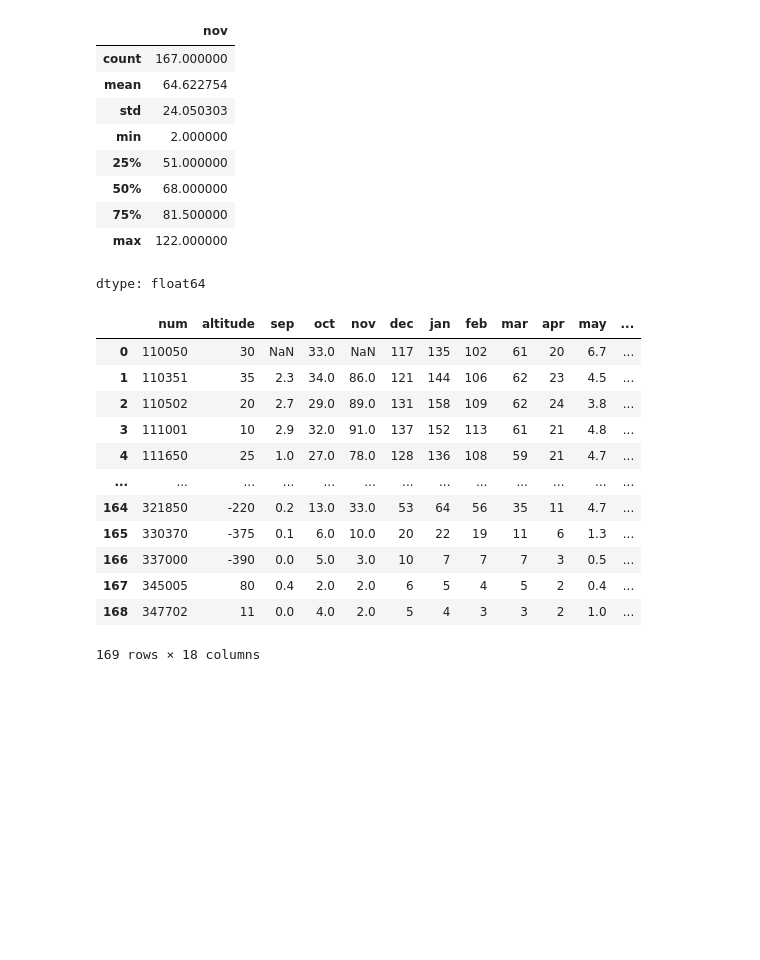
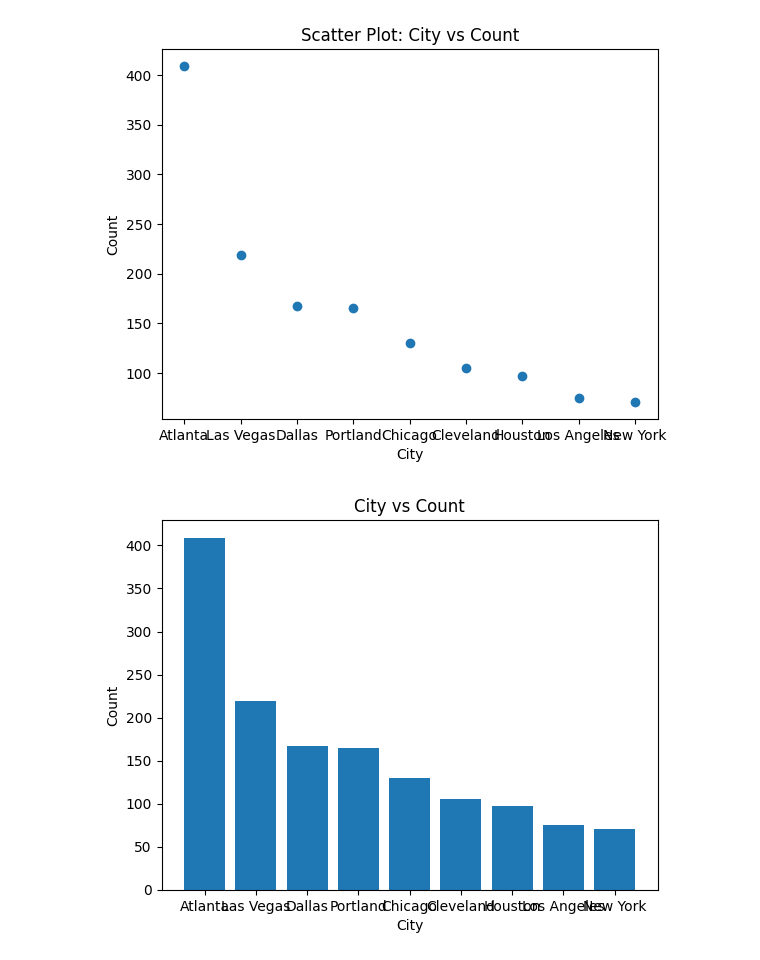
Before and after one commit to mamud1977/bootup, a Jupyter notebook: NN_data_analysis_CDA_EDA_Baysian.ipynb, the cells around one changed output. Cells and saved outputs as stored; diff of their text form; code cells hidden in the pictures; blank space fills up the shorter version.

```diff
--- a/NN_data_analysis_CDA_EDA_Baysian.ipynb
+++ b/NN_data_analysis_CDA_EDA_Baysian.ipynb
@@ -26,4 +24,8 @@ import seaborn as sns
 import matplotlib.pyplot as plt
 # %%
 df = pd.read_csv('/content/McDonalds-Yelp-Sentiment-DFE.csv', encoding='latin-1')
-df.head()
+
+df2 = df["city"].dropna(axis=0)
+x = df2.unique()
+y = df2.value_counts()
+#print(x)
@@ -383,33 +32,17 @@ rainfall_df
-# %%
-import math
-rainfall_df["nov"].describe()
-# %% [output]
-|  | nov |
-| count | 167.000000 |
-| mean | 64.622754 |
-| std | 24.050303 |
-| min | 2.000000 |
-| 25% | 51.000000 |
-| 50% | 68.000000 |
-| 75% | 81.500000 |
-| max | 122.000000 |
-dtype: float64
-# %%
-
-rainfall_df["nov_lambda"] = rainfall_df["nov"].apply(lambda x: rainfall_df["nov"].mean() if math.isnan(x) else x)
-
-rainfall_df
-# %% [output]
-|  | num | altitude | sep | oct | nov | dec | jan | feb | mar | apr | may | ... |
-| 0 | 110050 | 30 | NaN | 33.0 | NaN | 117 | 135 | 102 | 61 | 20 | 6.7 | ... |
-| 1 | 110351 | 35 | 2.3 | 34.0 | 86.0 | 121 | 144 | 106 | 62 | 23 | 4.5 | ... |
-| 2 | 110502 | 20 | 2.7 | 29.0 | 89.0 | 131 | 158 | 109 | 62 | 24 | 3.8 | ... |
-| 3 | 111001 | 10 | 2.9 | 32.0 | 91.0 | 137 | 152 | 113 | 61 | 21 | 4.8 | ... |
-| 4 | 111650 | 25 | 1.0 | 27.0 | 78.0 | 128 | 136 | 108 | 59 | 21 | 4.7 | ... |
-| ... | ... | ... | ... | ... | ... | ... | ... | ... | ... | ... | ... | ... |
-| 164 | 321850 | -220 | 0.2 | 13.0 | 33.0 | 53 | 64 | 56 | 35 | 11 | 4.7 | ... |
-| 165 | 330370 | -375 | 0.1 | 6.0 | 10.0 | 20 | 22 | 19 | 11 | 6 | 1.3 | ... |
-| 166 | 337000 | -390 | 0.0 | 5.0 | 3.0 | 10 | 7 | 7 | 7 | 3 | 0.5 | ... |
-| 167 | 345005 | 80 | 0.4 | 2.0 | 2.0 | 6 | 5 | 4 | 5 | 2 | 0.4 | ... |
-| 168 | 347702 | 11 | 0.0 | 4.0 | 2.0 | 5 | 4 | 3 | 3 | 2 | 1.0 | ... |
-169 rows × 18 columns
+# %%
+plt.xlabel('City')
+plt.ylabel('Count')
+plt.title('Scatter Plot: City vs Count')
+
+plt.scatter(x,y)
+plt.show()
+# %% [output]
+[figure, added]
+# %%
+plt.xlabel('City')
+plt.ylabel('Count')
+plt.title('City vs Count')
+plt.bar(x,y, )
+plt.show()
+# %% [output]
+[figure, added]
```
Also changed, not shown: parts of 25 cells of this notebook.
